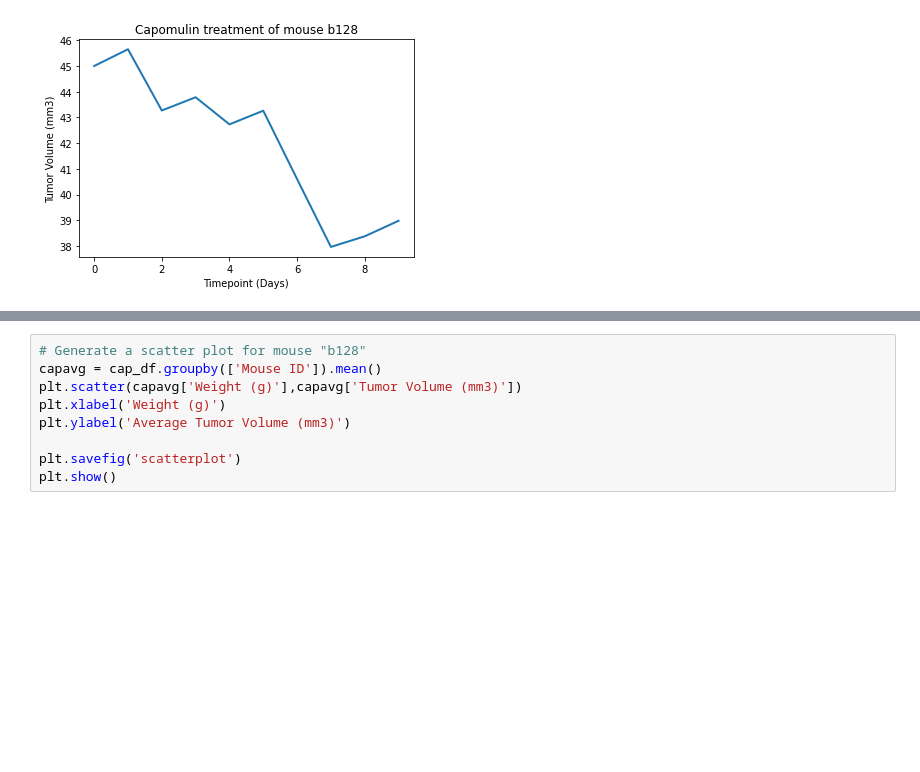
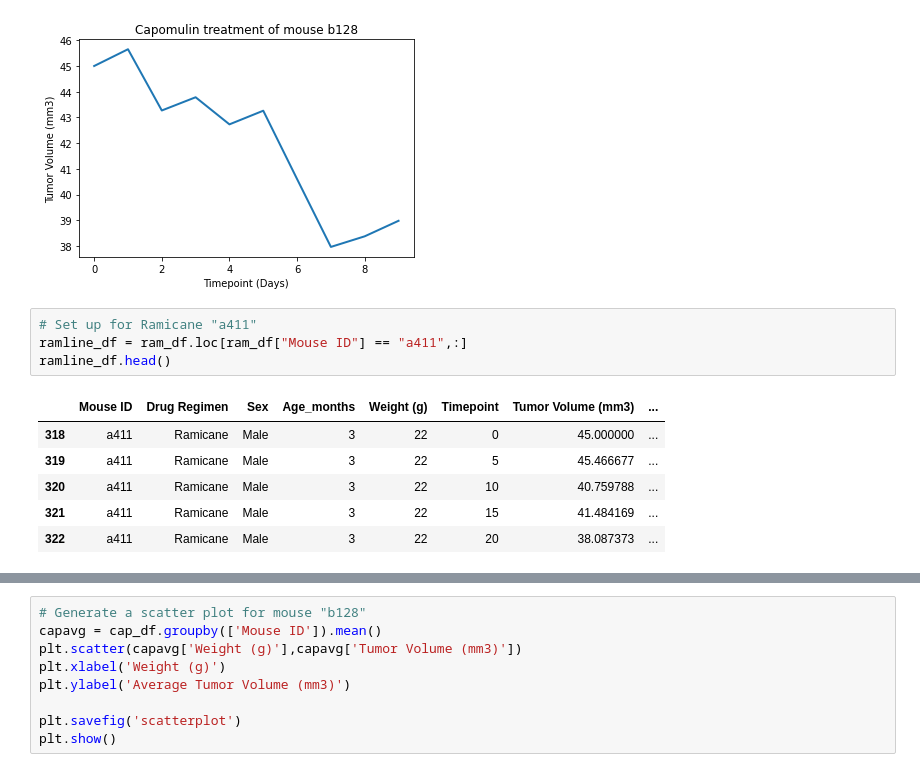
Before and after one commit to akspel/Matplot-Challenge, a Jupyter notebook: Pymaceuticals_Final.ipynb, the cells around one changed output, grey strips where cells are left out. Saved outputs shown, nothing was run; the diff lists cells and outputs as text; blank space fills up the shorter version.

```diff
--- a/Pymaceuticals_Final.ipynb
+++ b/Pymaceuticals_Final.ipynb
@@ -413,3 +454,14 @@ plt.savefig('linechart')
 plt.show()
 # %% [output]
 [figure]
+# %%
+# Set up for Ramicane "a411"
+ramline_df = ram_df.loc[ram_df["Mouse ID"] == "a411",:]
+ramline_df.head()
+# %% [output]
+|  | Mouse ID | Drug Regimen | Sex | Age_months | Weight (g) | Timepoint | Tumor Volume (mm3) | ... |
+| 318 | a411 | Ramicane | Male | 3 | 22 | 0 | 45.000000 | ... |
+| 319 | a411 | Ramicane | Male | 3 | 22 | 5 | 45.466677 | ... |
+| 320 | a411 | Ramicane | Male | 3 | 22 | 10 | 40.759788 | ... |
+| 321 | a411 | Ramicane | Male | 3 | 22 | 15 | 41.484169 | ... |
+| 322 | a411 | Ramicane | Male | 3 | 22 | 20 | 38.087373 | ... |
```
Also changed, not shown: parts of 7 cells of this notebook, 2 other files.
